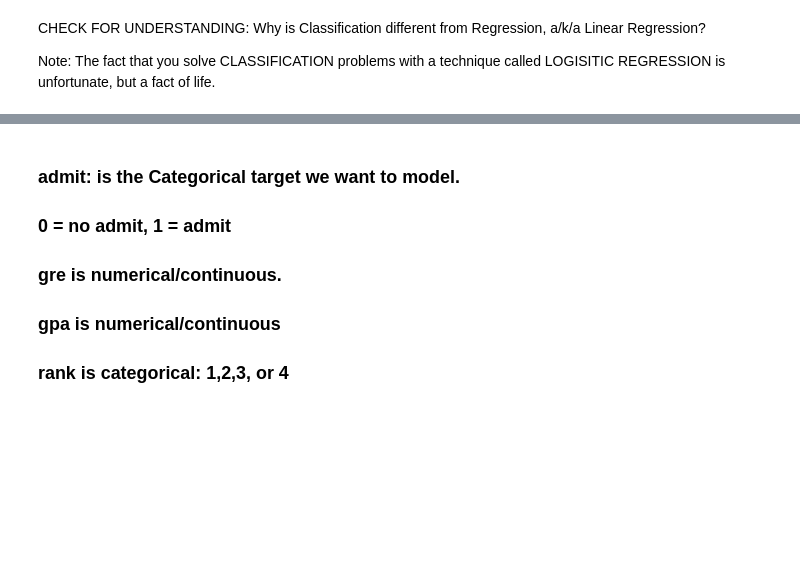
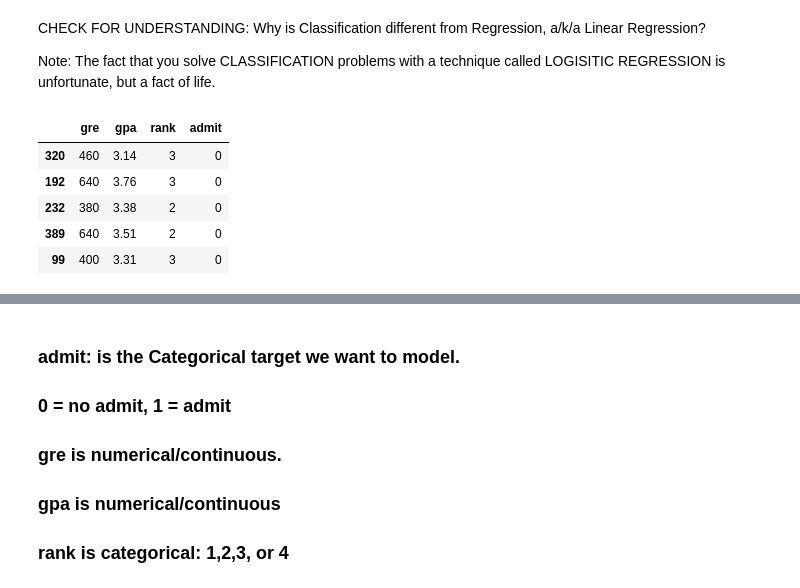
Before and after one commit to Carlene/INTRO-TO-DATA-ANALYSIS, a Jupyter notebook: logistic_regression.ipynb, the cells around one changed output, grey strips where cells are left out. Drawn from its saved outputs; the diff is of its cells as text; code cells hidden in the pictures; blank space fills up the shorter version.

```diff
--- a/logistic_regression.ipynb
+++ b/logistic_regression.ipynb
@@ -150,3 +154,12 @@ CHECK FOR UNDERSTANDING: Why is Classification different from Regression, a/k/a
 Note: The fact that you solve CLASSIFICATION problems with a technique called LOGISITIC REGRESSION is unfortunate, but a fact of life.
 # %%
 train, test = statsmodels_train_test_split(admissions)
+# %%
+train.head()
+# %% [output]
+|  | gre | gpa | rank | admit |
+| 320 | 460 | 3.14 | 3 | 0 |
+| 192 | 640 | 3.76 | 3 | 0 |
+| 232 | 380 | 3.38 | 2 | 0 |
+| 389 | 640 | 3.51 | 2 | 0 |
+| 99 | 400 | 3.31 | 3 | 0 |
```
Also changed, not shown: parts of 21 cells of this notebook.
